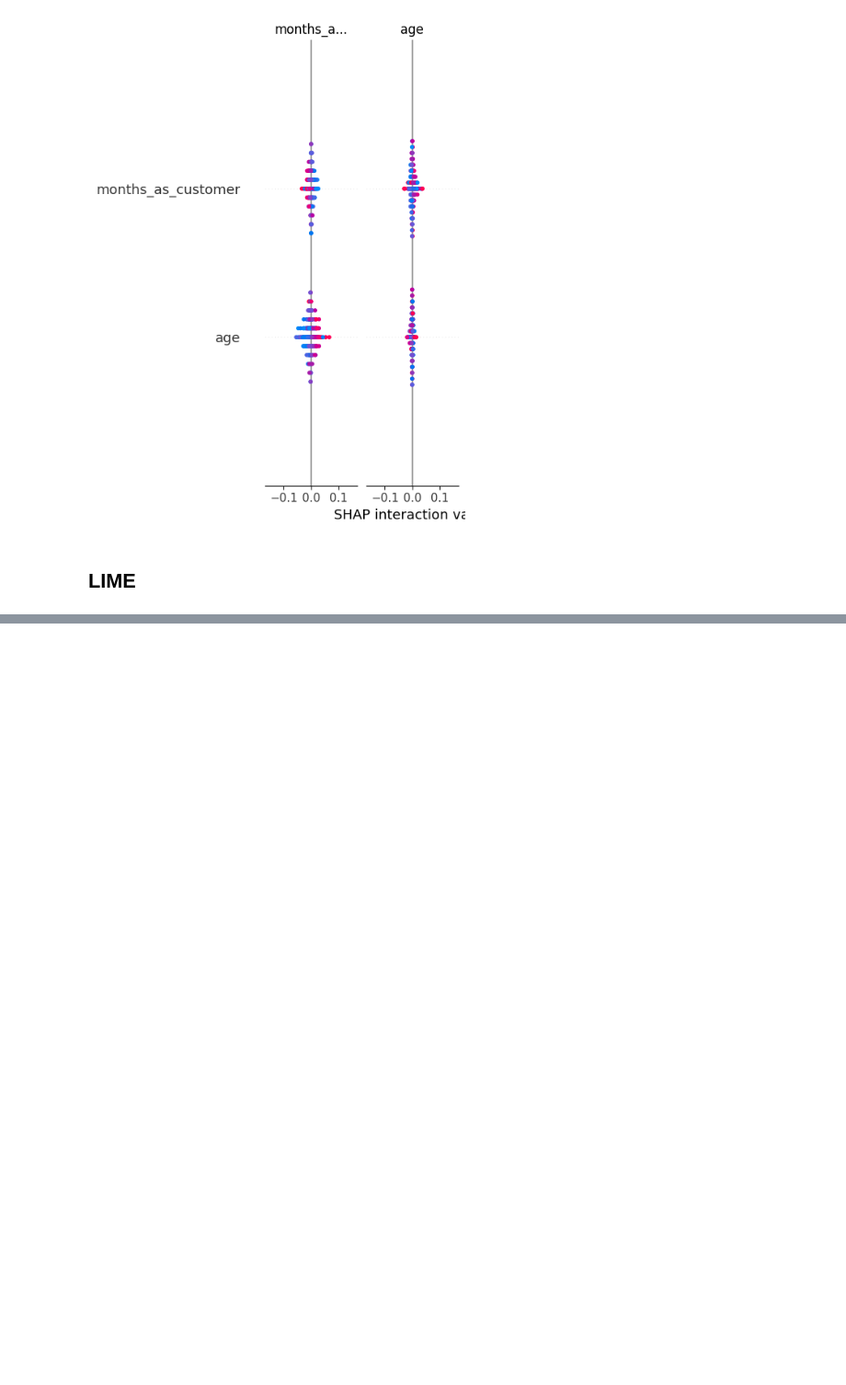
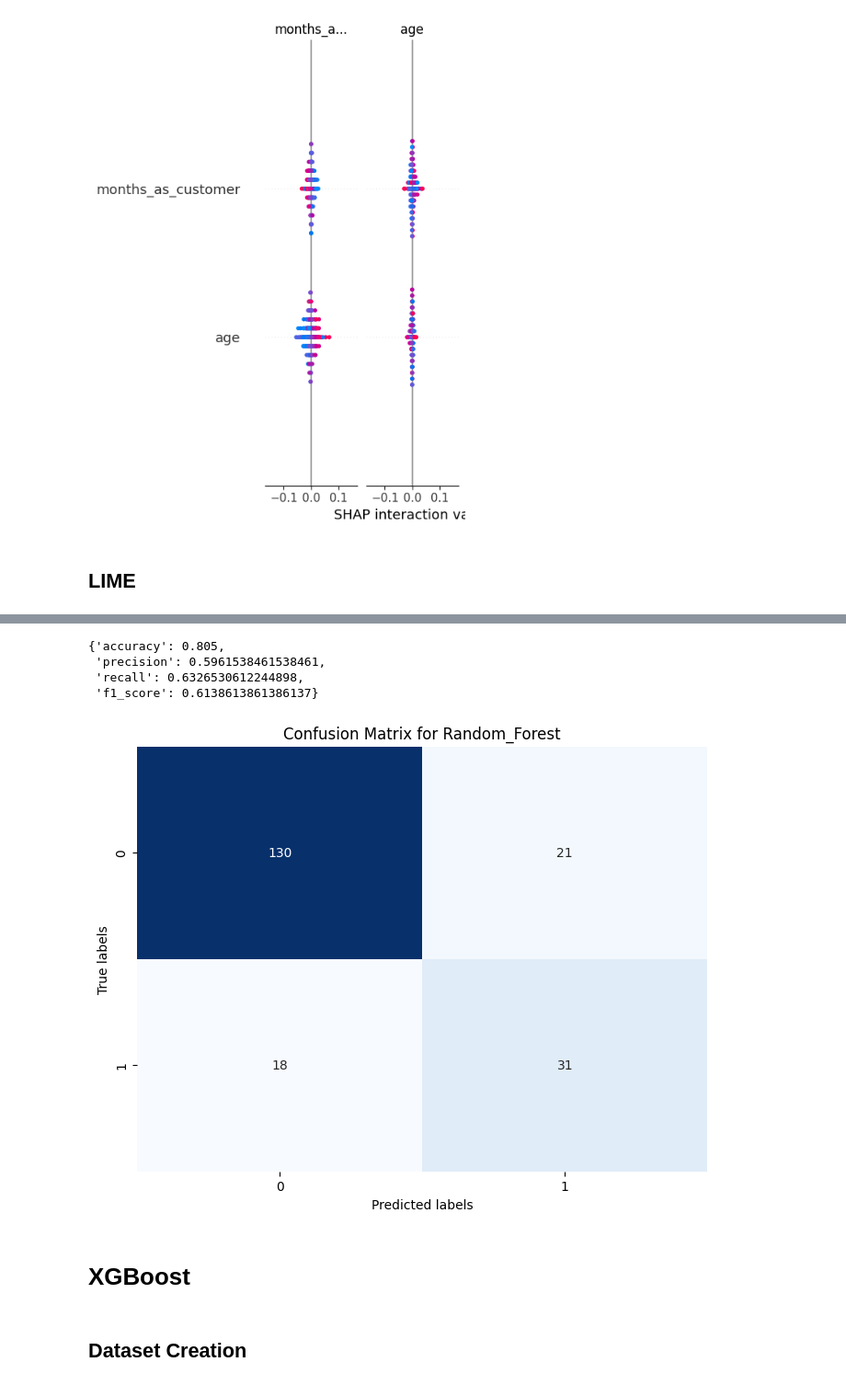
Before and after one commit to kevinchs0808/DSA4263-Project, a Jupyter notebook: main.ipynb, the cells around one changed output, grey strips where cells are left out. Shown: that part at 92% size. Drawn from its saved outputs; the diff is of its cells as text; code cells hidden in the pictures; blank space fills up the shorter version.

```diff
--- a/main.ipynb
+++ b/main.ipynb
@@ -119,0 +179,18 @@ modelling_pipeline.lime_explanation(model_name="Random_Forest", chosen_index=0,
+# %%
+rf_model.train()
+rf_model.predict()
+
+rf_model.evaluate()
+# %% [output]
+{'accuracy': 0.805,
+ 'precision': 0.5961538461538461,
+ 'recall': 0.6326530612244898,
+ 'f1_score': 0.6138613861386137}
+# %%
+cm_rf_tuned = rf_model.plot_confusion_matrix()
+# %% [output]
+[figure, added]
+# %% [markdown]
+# XGBoost
+# %% [markdown]
+## Dataset Creation
```
Also changed, not shown: parts of 33 cells of this notebook, 6 other files.
